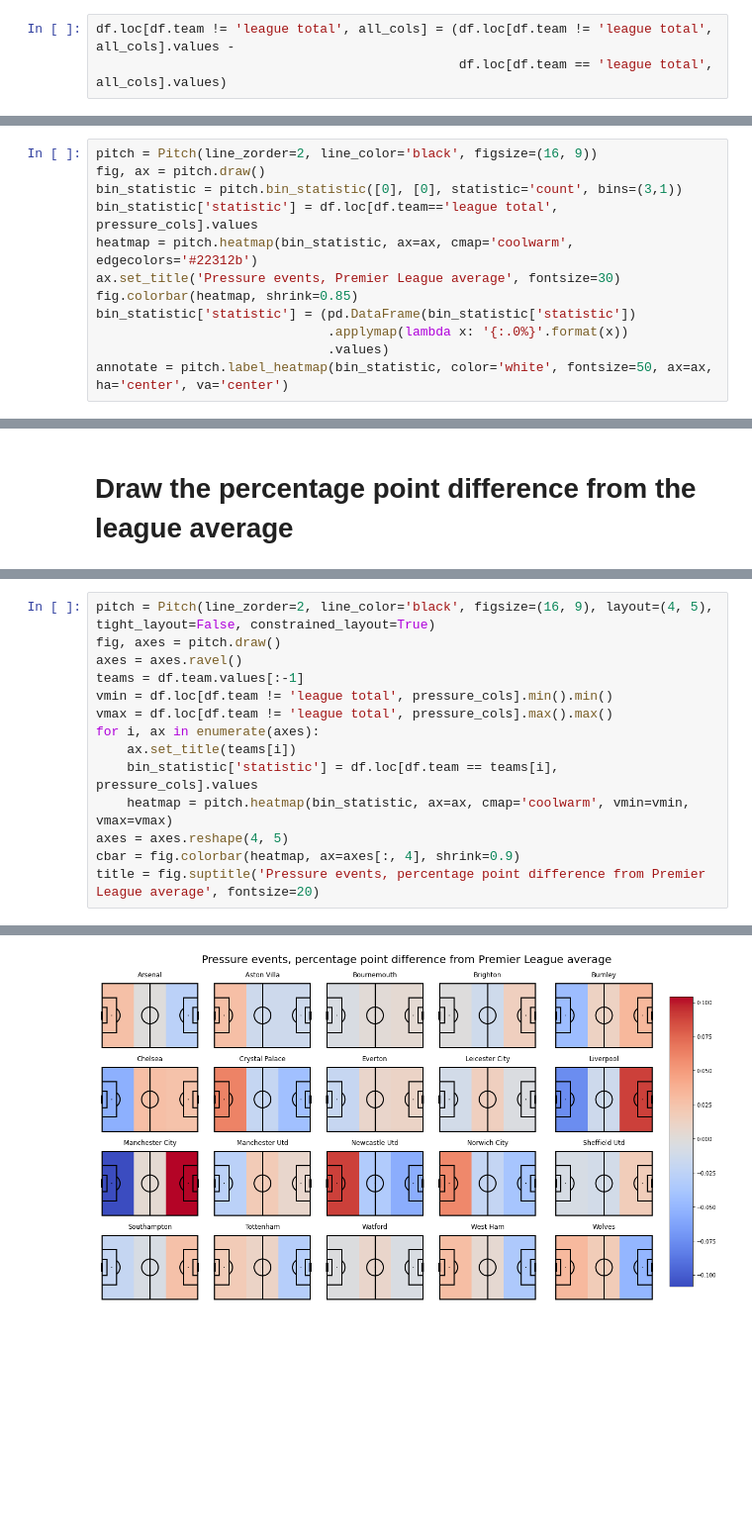
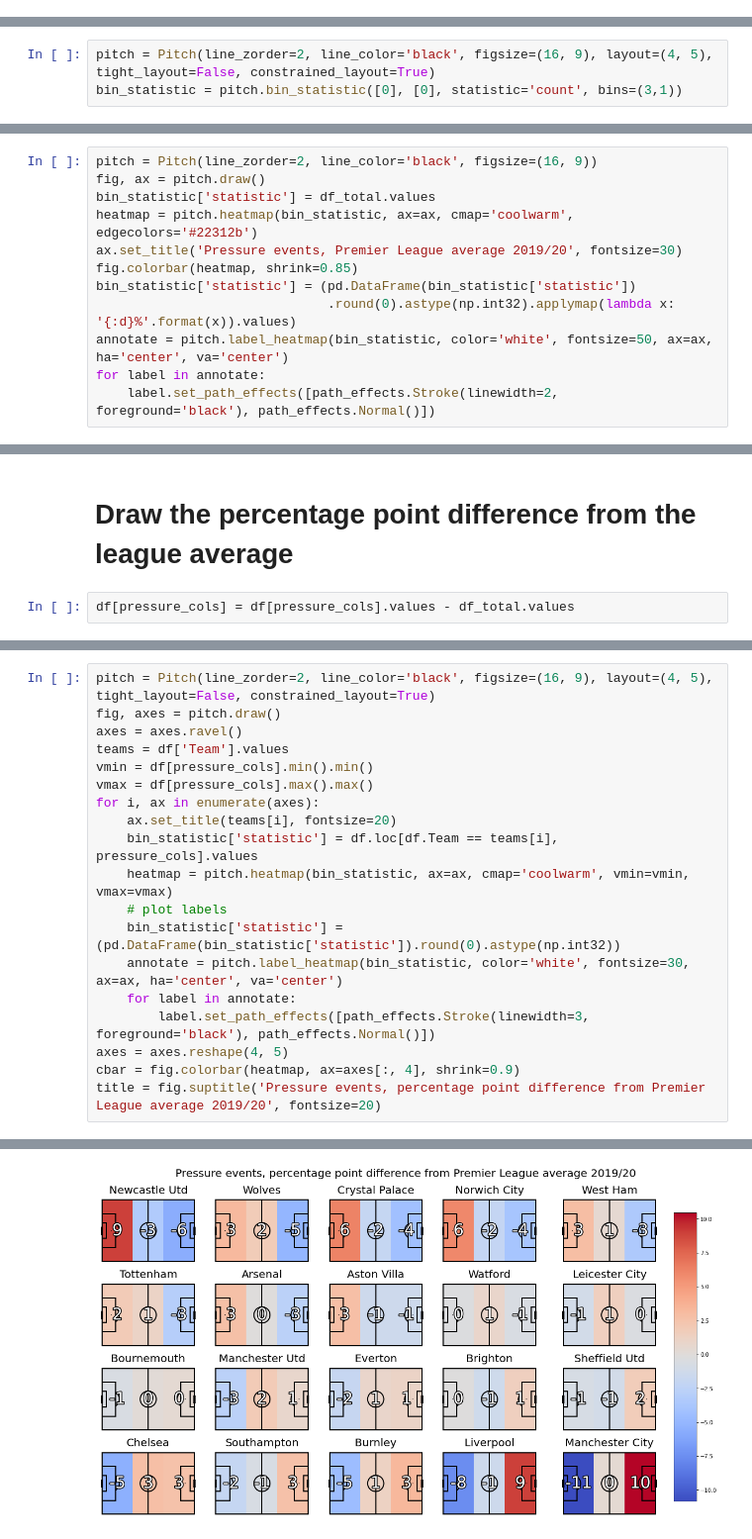
Before and after one commit to andrewRowlinson/expected-goals-thesis, a Jupyter notebook: notebooks/fbref_pressure.ipynb, the cells around one changed output, grey strips where cells are left out. Shown at 99% size. Cells and saved outputs as stored; diff of their text form; blank space fills up the shorter version.

Commit message:
pressure

```diff
--- a/notebooks/fbref_pressure.ipynb
+++ b/notebooks/fbref_pressure.ipynb
@@ -44,3 +44,0 @@ Calculate the percentage point difference from the league average
-# %%
-df.loc[df.team != 'league total', all_cols] = (df.loc[df.team != 'league total', all_cols].values -
-                                               df.loc[df.team == 'league total', all_cols].values)
@@ -68,0 +68,3 @@ df
+# %%
+pitch = Pitch(line_zorder=2, line_color='black', figsize=(16, 9), layout=(4, 5), tight_layout=False, constrained_layout=True)
+bin_statistic = pitch.bin_statistic([0], [0], statistic='count', bins=(3,1))
@@ -71,13 +96,13 @@ df
 # %%
 pitch = Pitch(line_zorder=2, line_color='black', figsize=(16, 9))
 fig, ax = pitch.draw()
-bin_statistic = pitch.bin_statistic([0], [0], statistic='count', bins=(3,1))
-bin_statistic['statistic'] = df.loc[df.team=='league total', pressure_cols].values
+bin_statistic['statistic'] = df_total.values
 heatmap = pitch.heatmap(bin_statistic, ax=ax, cmap='coolwarm', edgecolors='#22312b')
-ax.set_title('Pressure events, Premier League average', fontsize=30)
+ax.set_title('Pressure events, Premier League average 2019/20', fontsize=30)
 fig.colorbar(heatmap, shrink=0.85)
 bin_statistic['statistic'] = (pd.DataFrame(bin_statistic['statistic'])
-                              .applymap(lambda x: '{:.0%}'.format(x))
-                              .values)
+                              .round(0).astype(np.int32).applymap(lambda x: '{:d}%'.format(x)).values)
 annotate = pitch.label_heatmap(bin_statistic, color='white', fontsize=50, ax=ax, ha='center', va='center')
+for label in annotate:
+    label.set_path_effects([path_effects.Stroke(linewidth=2, foreground='black'), path_effects.Normal()])
 # %% [output]
@@ -85,2 +110,4 @@ annotate = pitch.label_heatmap(bin_statistic, color='white', fontsize=50, ax=ax,
 # %% [markdown]
 # Draw the percentage point difference from the league average
+# %%
+df[pressure_cols] = df[pressure_cols].values - df_total.values
@@ -88,14 +135,19 @@ annotate = pitch.label_heatmap(bin_statistic, color='white', fontsize=50, ax=ax,
 pitch = Pitch(line_zorder=2, line_color='black', figsize=(16, 9), layout=(4, 5), tight_layout=False, constrained_layout=True)
 fig, axes = pitch.draw()
 axes = axes.ravel()
-teams = df.team.values[:-1]
-vmin = df.loc[df.team != 'league total', pressure_cols].min().min()
-vmax = df.loc[df.team != 'league total', pressure_cols].max().max()
+teams = df['Team'].values
+vmin = df[pressure_cols].min().min()
+vmax = df[pressure_cols].max().max()
 for i, ax in enumerate(axes):
-    ax.set_title(teams[i])
-    bin_statistic['statistic'] = df.loc[df.team == teams[i], pressure_cols].values
+    ax.set_title(teams[i], fontsize=20)
+    bin_statistic['statistic'] = df.loc[df.Team == teams[i], pressure_cols].values
     heatmap = pitch.heatmap(bin_statistic, ax=ax, cmap='coolwarm', vmin=vmin, vmax=vmax)
+    # plot labels
+    bin_statistic['statistic'] = (pd.DataFrame(bin_statistic['statistic']).round(0).astype(np.int32))
+    annotate = pitch.label_heatmap(bin_statistic, color='white', fontsize=30, ax=ax, ha='center', va='center')
+    for label in annotate:
+        label.set_path_effects([path_effects.Stroke(linewidth=3, foreground='black'), path_effects.Normal()])
 axes = axes.reshape(4, 5)
 cbar = fig.colorbar(heatmap, ax=axes[:, 4], shrink=0.9)
-title = fig.suptitle('Pressure events, percentage point difference from Premier League average', fontsize=20)
+title = fig.suptitle('Pressure events, percentage point difference from Premier League average 2019/20', fontsize=20)
 # %% [output]
@@ -103 +154 @@ title = fig.suptitle('Pressure events, percentage point difference from Premier
-[figure, old version]
+[figure, new version]
```
Also changed, not shown: parts of 20 cells of this notebook.
